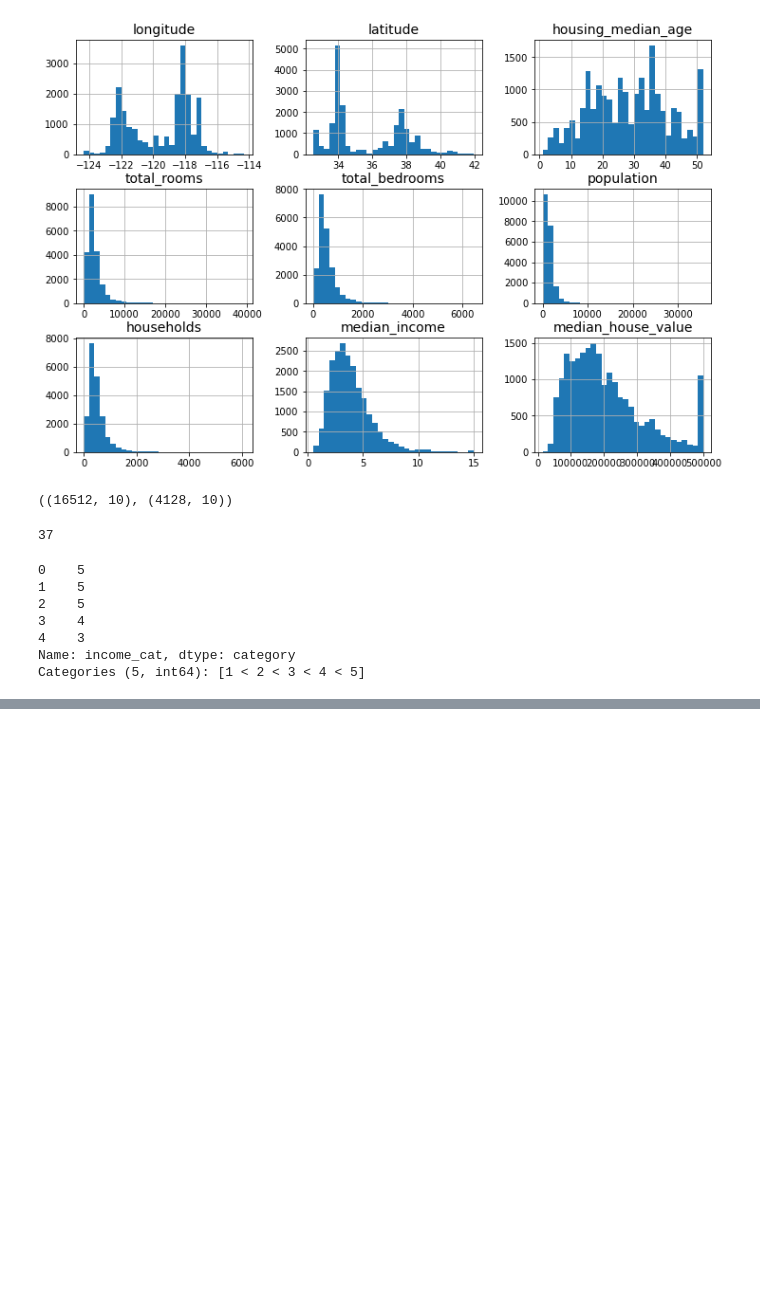
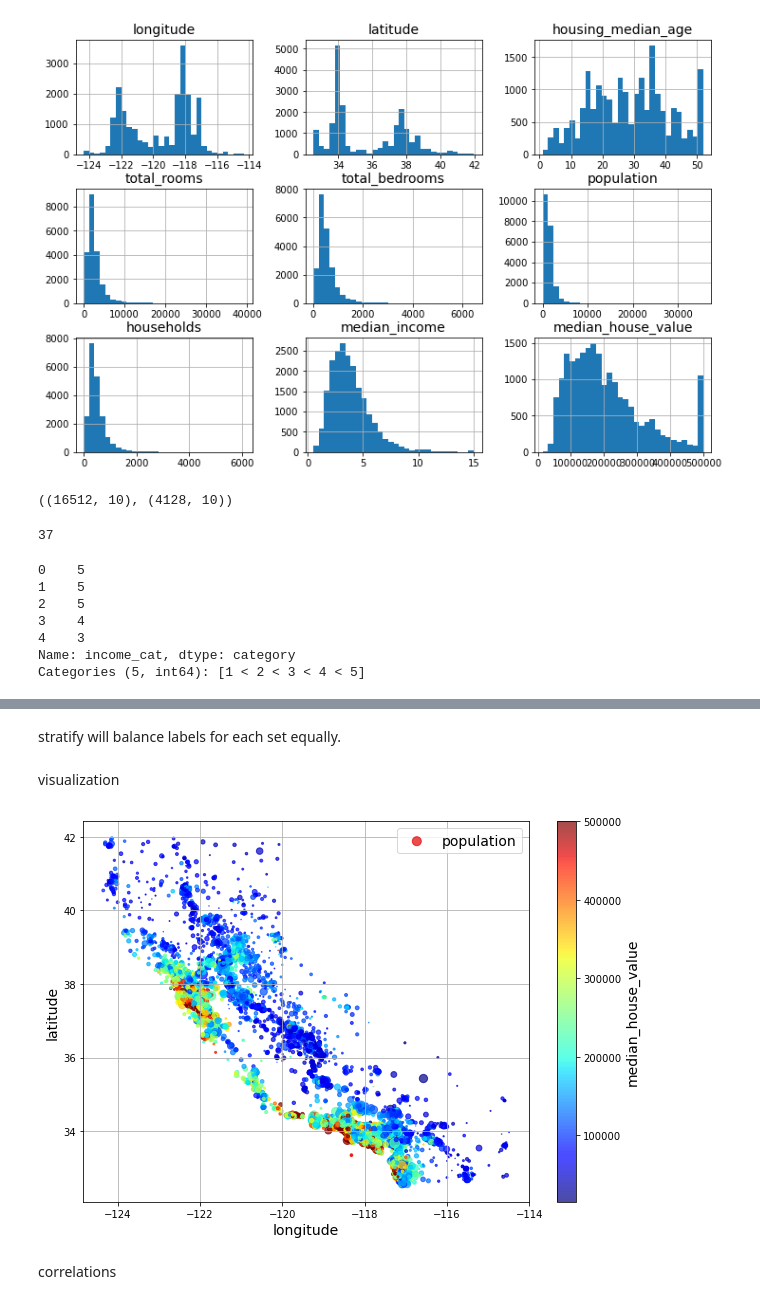
Before and after one commit to NickyAlan/Machine-Learning-in-2023, a Jupyter notebook: 2_name.ipynb, the cells around one changed output, grey strips where cells are left out. Saved outputs shown, nothing was run; the diff lists cells and outputs as text; code cells hidden in the pictures; blank space fills up the shorter version.

```diff
--- a/2_name.ipynb
+++ b/2_name.ipynb
@@ -142,0 +146,25 @@ https://github.com/ageron/handson-ml3/blob/main/02_end_to_end_machine_learning_p
+# %% [markdown]
+stratify will balance labels for each set equally.
+# %%
+from sklearn.model_selection import train_test_split
+
+train_set, test_set = train_test_split(
+    housing_data, test_size=0.2, stratify=housing_data['income_cat'], random_state=42
+)
+
+# drop labels
+for set_ in (train_set, test_set) :
+    set_.drop('income_cat', axis=1, inplace=True)
+# %% [markdown]
+visualization
+# %%
+housing = train_set.copy()
+housing.plot(kind='scatter', x='longitude', y='latitude', grid=True,
+             alpha=.7, s=housing['population']/100, label='population',
+             c='median_house_value', cmap='jet', colorbar=True,
+             legend=True, sharex=False, figsize=(10,7))
+save_fig('california_housing_price_plot')
+# %% [output]
+[figure, added]
+# %% [markdown]
+correlations
```
Also changed, not shown: parts of 30 cells of this notebook, 4 other files.
